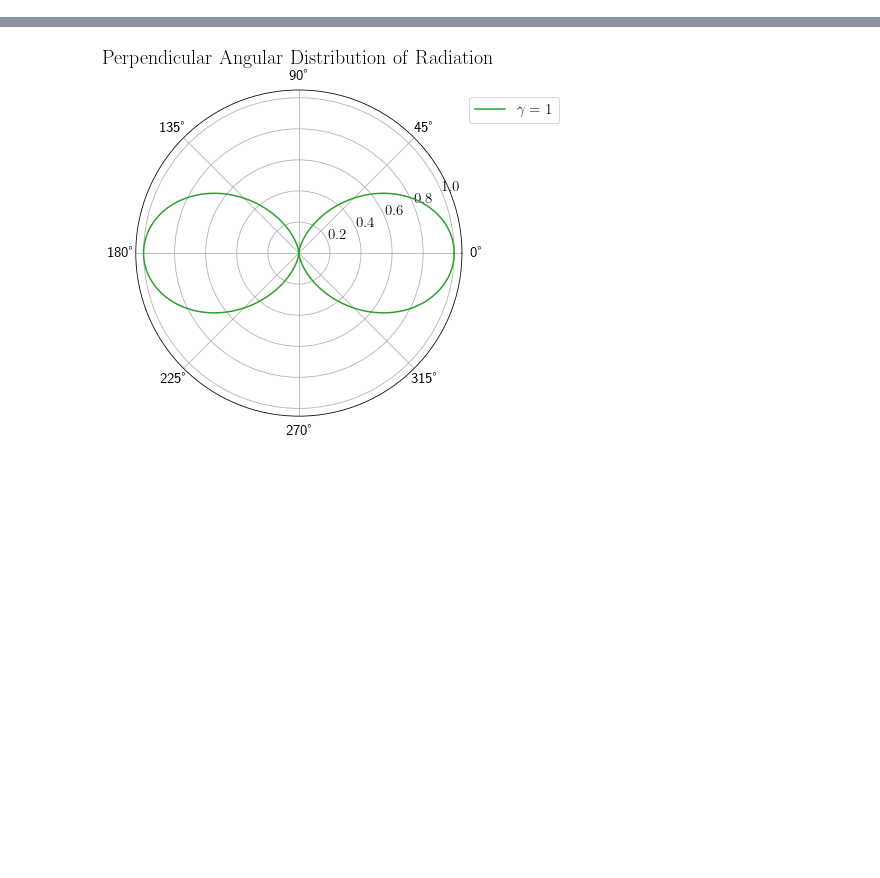
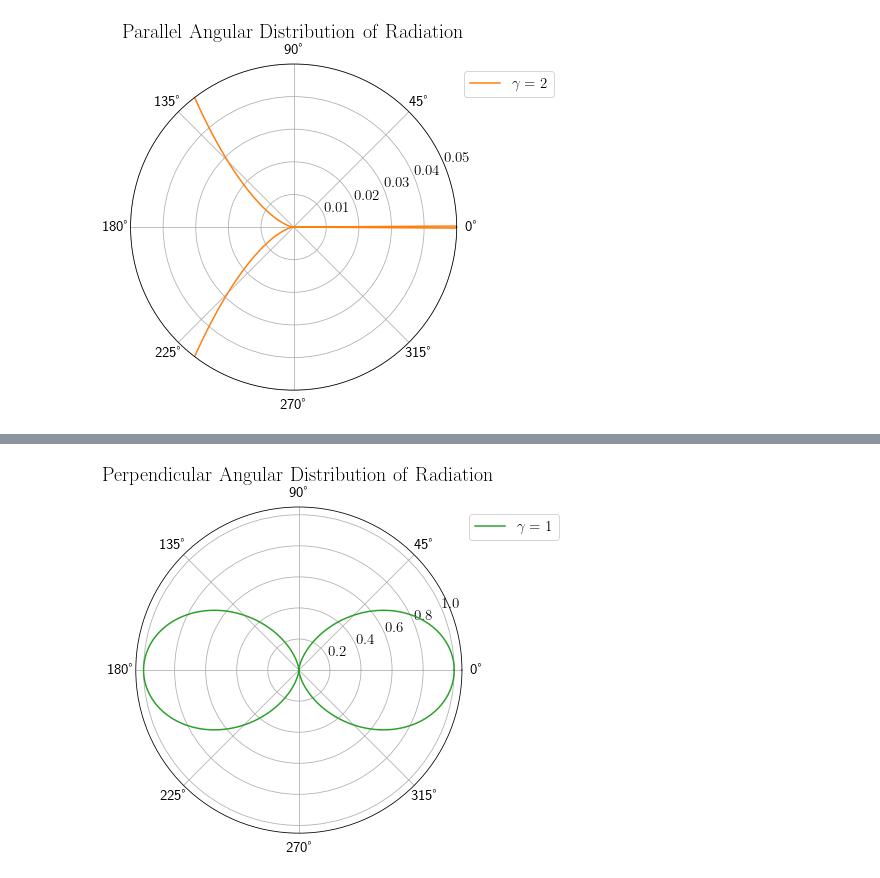
Before and after one commit to twht3035374852/Wong_PHYA201, a Jupyter notebook: PHYA201_hw4_ThomasWong.ipynb, the cells around one changed output, grey strips where cells are left out. Cells and saved outputs as stored; diff of their text form; code cells hidden in the pictures; blank space fills up the shorter version.

```diff
--- a/PHYA201_hw4_ThomasWong.ipynb
+++ b/PHYA201_hw4_ThomasWong.ipynb
@@ -19,0 +35,18 @@ def dPperp(gamma_,theta_):
+# %%
+plt.figure(figsize=(8, 6))
+ax = plt.subplot(111, polar=True)  # using polar coordinates since we are looking at a slice of phi=0
+
+#ax.plot(theta,dPparallel(1,theta), 'tab:green', label=r'$\gamma=1$')
+ax.plot(theta,dPparallel(2,theta), 'tab:orange', label=r'$\gamma=2$')
+#ax.plot(theta,dPparallel(5,theta), 'tab:blue', label=r'$\gamma=5$')
+#ax.plot(theta,dPparallel(10,theta), 'tab:red', label=r'$\gamma=10$')
+ax.set_title('Radial Plot with Radius Varying as a Function of Polar Angle')
+ax.set_title(r'$\rm{Parallel \ Angular \ Distribution \ of \ Radiation}$', size=20)
+ax.tick_params(axis='x', labelsize=15)
+ax.tick_params(axis='y', labelsize=15)
+ax.legend(fontsize=15, loc='upper left', bbox_to_anchor=(1, 1))
+ax.set_ylim(0,0.05)  # show the inverted blob by zooming in
+
+plt.show()
+# %% [output]
+[figure, added]
```
Also changed, not shown: parts of 7 cells of this notebook.
